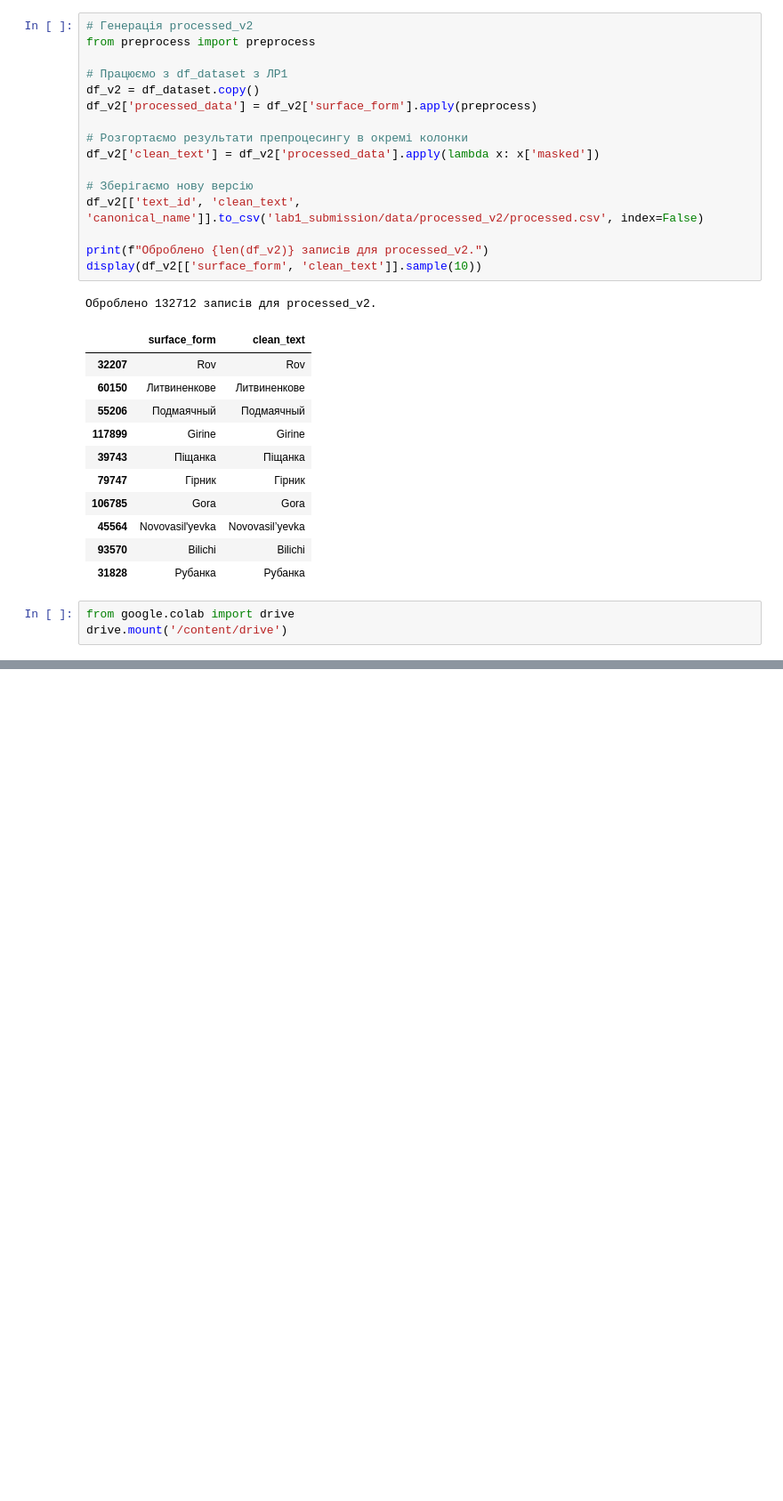
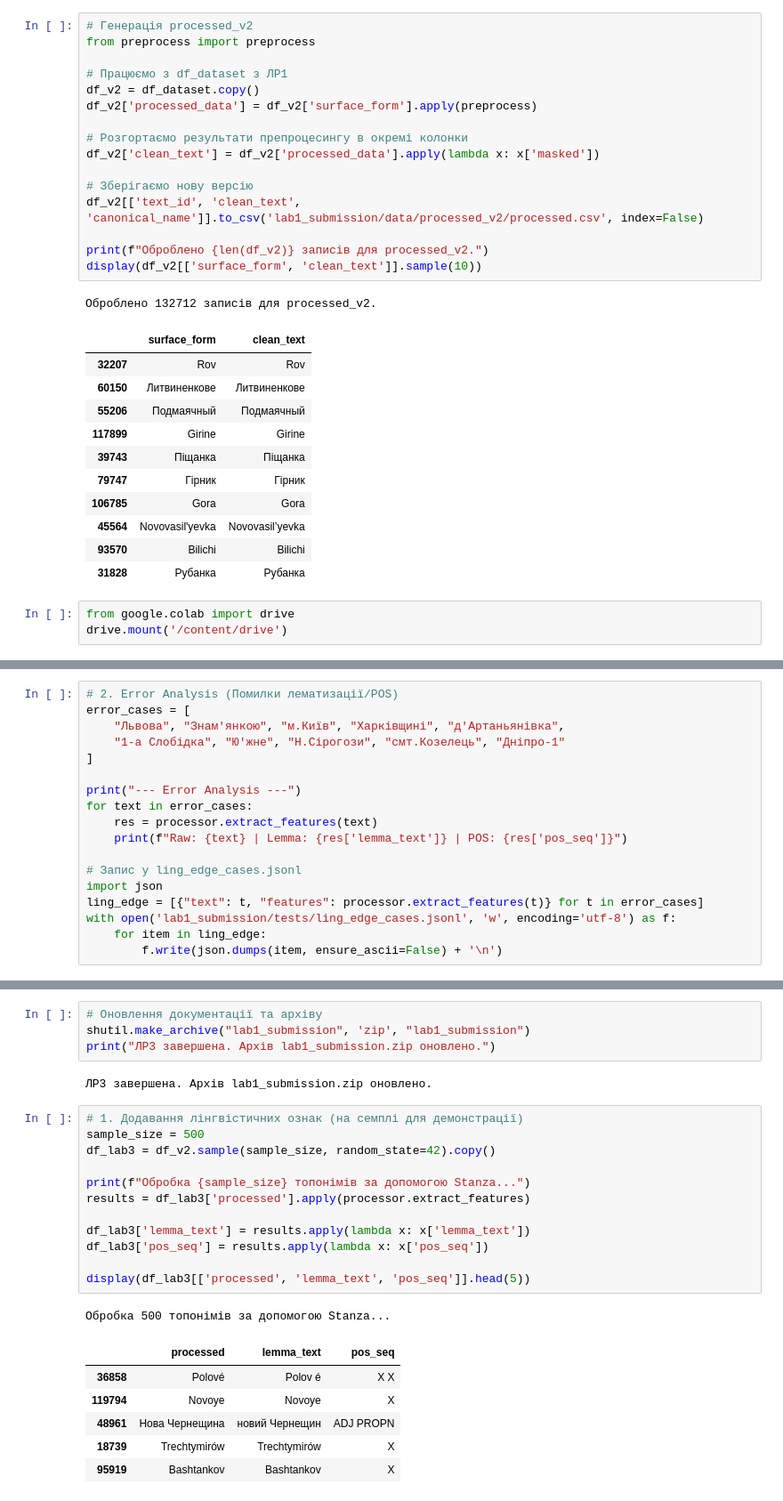
Before and after one commit to BohdanKozak/UA-Toponyms-Dataset-Creation, a Jupyter notebook: main.ipynb, the cells around one changed output, grey strips where cells are left out. Shown at 89% size. Cells and saved outputs as stored; diff of their text form; blank space fills up the shorter version.

```diff
--- a/main.ipynb
+++ b/main.ipynb
@@ -424,0 +566,18 @@ drive.mount('/content/drive')
+# %%
+# 2. Error Analysis (Помилки лематизації/POS)
+error_cases = [
+    "Львова", "Знам'янкою", "м.Київ", "Харківщині", "д'Артаньянівка",
+    "1-а Слобідка", "Ю'жне", "Н.Сірогози", "смт.Козелець", "Дніпро-1"
+]
+
+print("--- Error Analysis ---")
+for text in error_cases:
+    res = processor.extract_features(text)
+    print(f"Raw: {text} | Lemma: {res['lemma_text']} | POS: {res['pos_seq']}")
+
+# Запис у ling_edge_cases.jsonl
+import json
+ling_edge = [{"text": t, "features": processor.extract_features(t)} for t in error_cases]
+with open('lab1_submission/tests/ling_edge_cases.jsonl', 'w', encoding='utf-8') as f:
+    for item in ling_edge:
+        f.write(json.dumps(item, ensure_ascii=False) + '\n')
@@ -424,0 +1076,26 @@ drive.mount('/content/drive')
+# %%
+# Оновлення документації та архіву
+shutil.make_archive("lab1_submission", 'zip', "lab1_submission")
+print("ЛР3 завершена. Архів lab1_submission.zip оновлено.")
+# %% [output]
+ЛР3 завершена. Архів lab1_submission.zip оновлено.
+# %%
+# 1. Додавання лінгвістичних ознак (на семплі для демонстрації)
+sample_size = 500
+df_lab3 = df_v2.sample(sample_size, random_state=42).copy()
+
+print(f"Обробка {sample_size} топонімів за допомогою Stanza...")
+results = df_lab3['processed'].apply(processor.extract_features)
+
+df_lab3['lemma_text'] = results.apply(lambda x: x['lemma_text'])
+df_lab3['pos_seq'] = results.apply(lambda x: x['pos_seq'])
+
+display(df_lab3[['processed', 'lemma_text', 'pos_seq']].head(5))
+# %% [output]
+Обробка 500 топонімів за допомогою Stanza...
+|  | processed | lemma_text | pos_seq |
+| 36858 | Polové | Polov é | X X |
+| 119794 | Novoye | Novoye | X |
+| 48961 | Нова Чернещина | новий Чернещин | ADJ PROPN |
+| 18739 | Trechtymirów | Trechtymirów | X |
+| 95919 | Bashtankov | Bashtankov | X |
```
Also changed, not shown: parts of 37 cells of this notebook, 3 other files.
